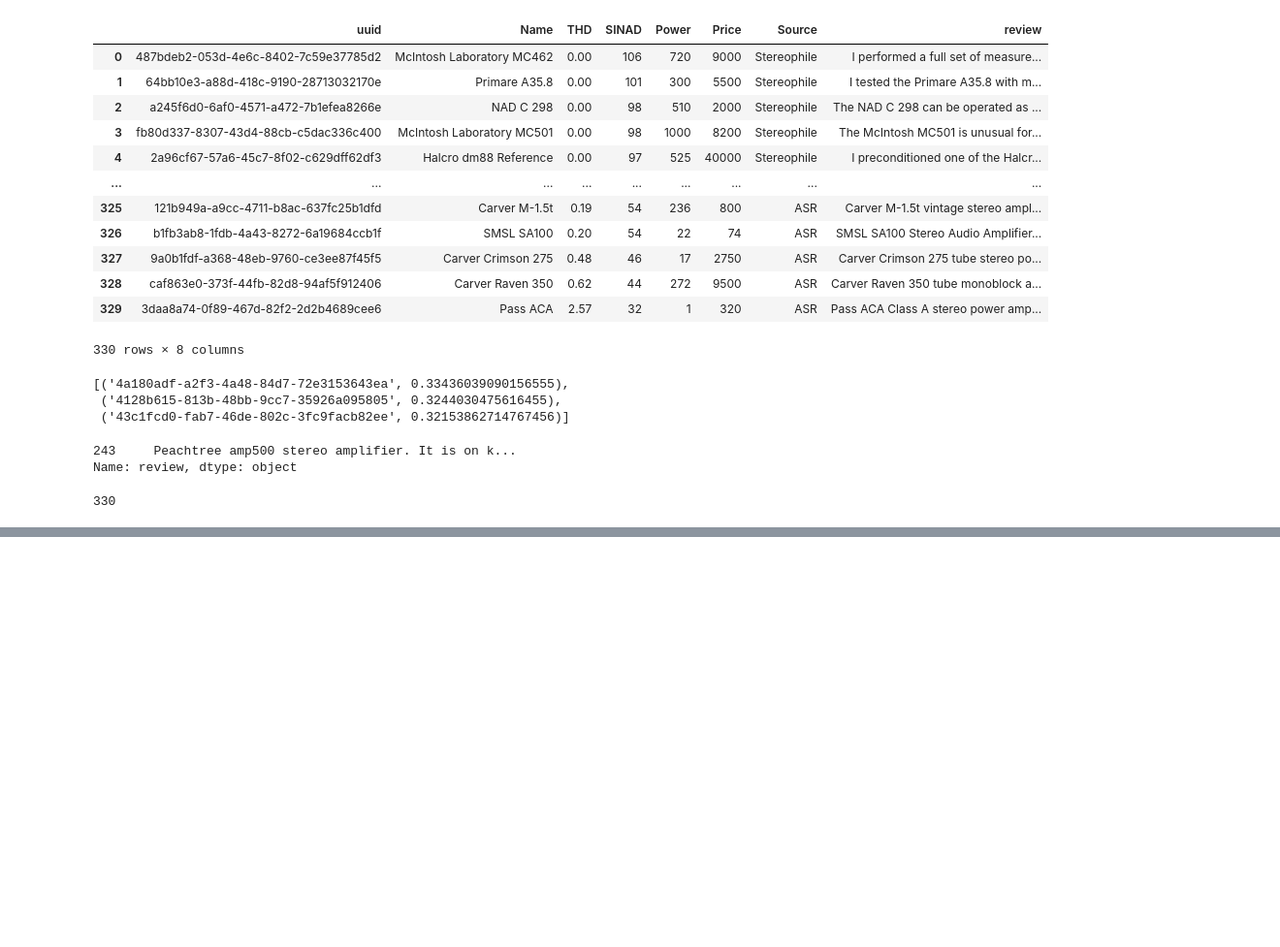
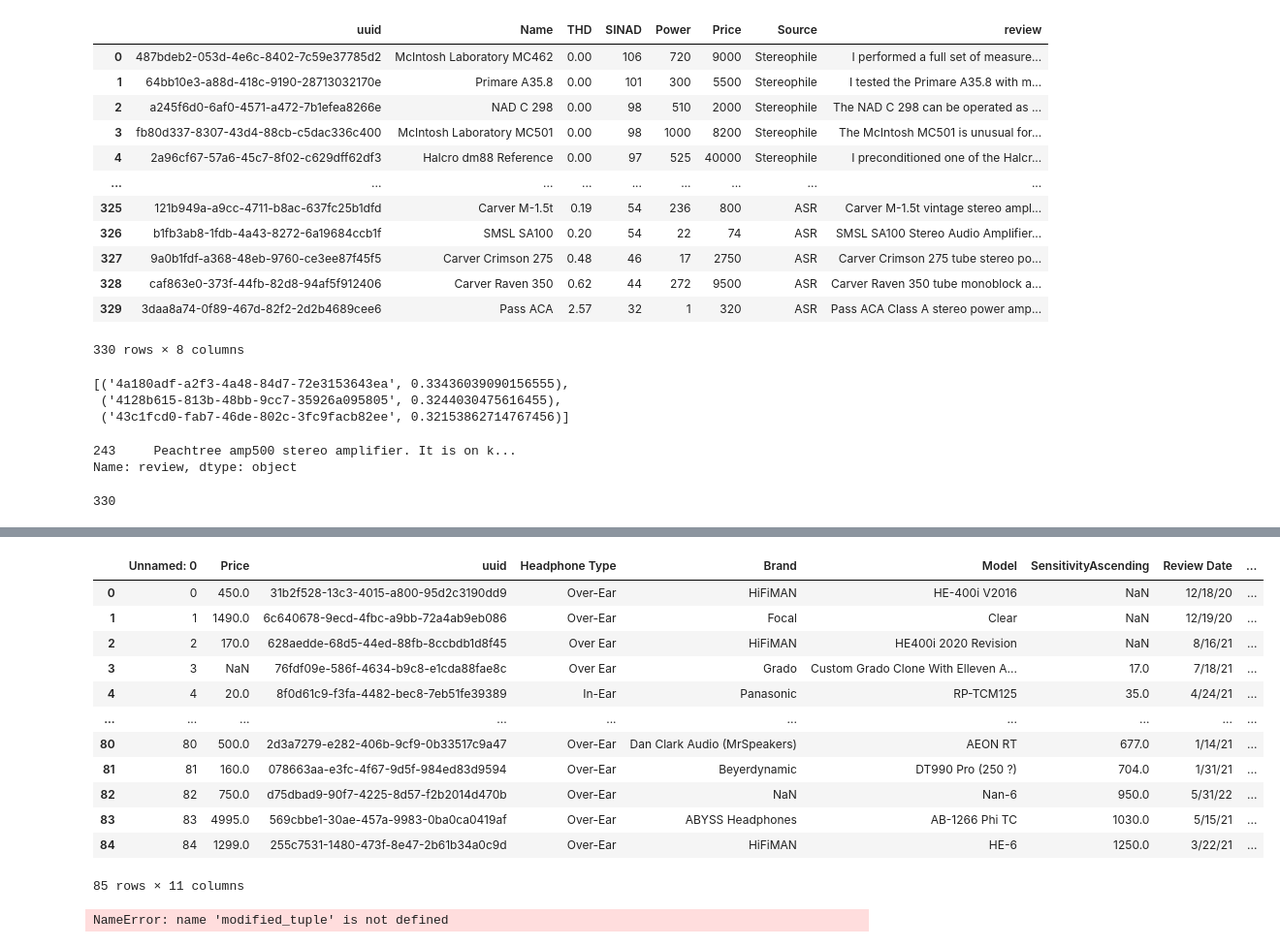
Before and after one commit to hublotik/txtai_rest, a Jupyter notebook: recomendations/scripts_test.ipynb, the cells around one changed output, grey strips where cells are left out. Shown at 97% size. Drawn from its saved outputs; the diff is of its cells as text; code cells hidden in the pictures; blank space fills up the shorter version.

```diff
--- a/recomendations/scripts_test.ipynb
+++ b/recomendations/scripts_test.ipynb
@@ -67,0 +195,21 @@ embeddings.count()
+# %%
+df_amp
+# %% [output]
+|  | Unnamed: 0 | Price | uuid | Headphone Type | Brand | Model | SensitivityAscending | Review Date | ... |
+| 0 | 0 | 450.0 | 31b2f528-13c3-4015-a800-95d2c3190dd9 | Over-Ear | HiFiMAN | HE-400i V2016 | NaN | 12/18/20 | ... |
+| 1 | 1 | 1490.0 | 6c640678-9ecd-4fbc-a9bb-72a4ab9eb086 | Over-Ear | Focal | Clear | NaN | 12/19/20 | ... |
+| 2 | 2 | 170.0 | 628aedde-68d5-44ed-88fb-8ccbdb1d8f45 | Over Ear | HiFiMAN | HE400i 2020 Revision | NaN | 8/16/21 | ... |
+| 3 | 3 | NaN | 76fdf09e-586f-4634-b9c8-e1cda88fae8c | Over Ear | Grado | Custom Grado Clone With Elleven A... | 17.0 | 7/18/21 | ... |
+| 4 | 4 | 20.0 | 8f0d61c9-f3fa-4482-bec8-7eb51fe39389 | In-Ear | Panasonic | RP-TCM125 | 35.0 | 4/24/21 | ... |
+| ... | ... | ... | ... | ... | ... | ... | ... | ... | ... |
+| 80 | 80 | 500.0 | 2d3a7279-e282-406b-9cf9-0b33517c9a47 | Over-Ear | Dan Clark Audio (MrSpeakers) | AEON RT | 677.0 | 1/14/21 | ... |
+| 81 | 81 | 160.0 | 078663aa-e3fc-4f67-9d5f-984ed83d9594 | Over-Ear | Beyerdynamic | DT990 Pro (250 ?) | 704.0 | 1/31/21 | ... |
+| 82 | 82 | 750.0 | d75dbad9-90f7-4225-8d57-f2b2014d470b | Over-Ear | NaN | Nan-6 | 950.0 | 5/31/22 | ... |
+| 83 | 83 | 4995.0 | 569cbbe1-30ae-457a-9983-0ba0ca0419af | Over-Ear | ABYSS Headphones | AB-1266 Phi TC | 1030.0 | 5/15/21 | ... |
+| 84 | 84 | 1299.0 | 255c7531-1480-473f-8e47-2b61b34a0c9d | Over-Ear | HiFiMAN | HE-6 | 1250.0 | 3/22/21 | ... |
+85 rows × 11 columns
+# %%
+
+modified_tuple
+# %% [output]
+NameError: name 'modified_tuple' is not defined
```
Also changed, not shown: parts of 13 cells of this notebook, 7 other files.
